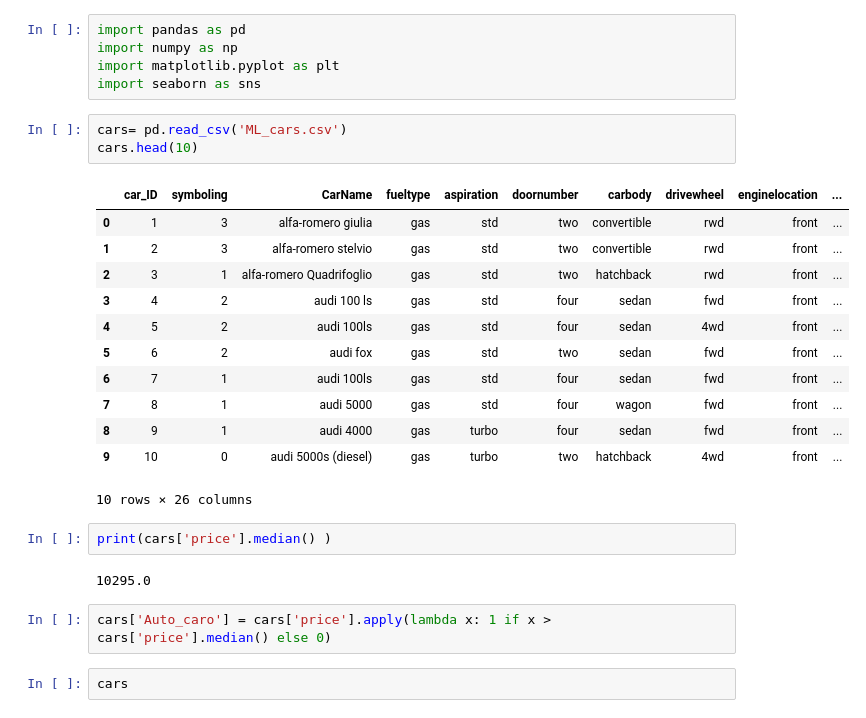
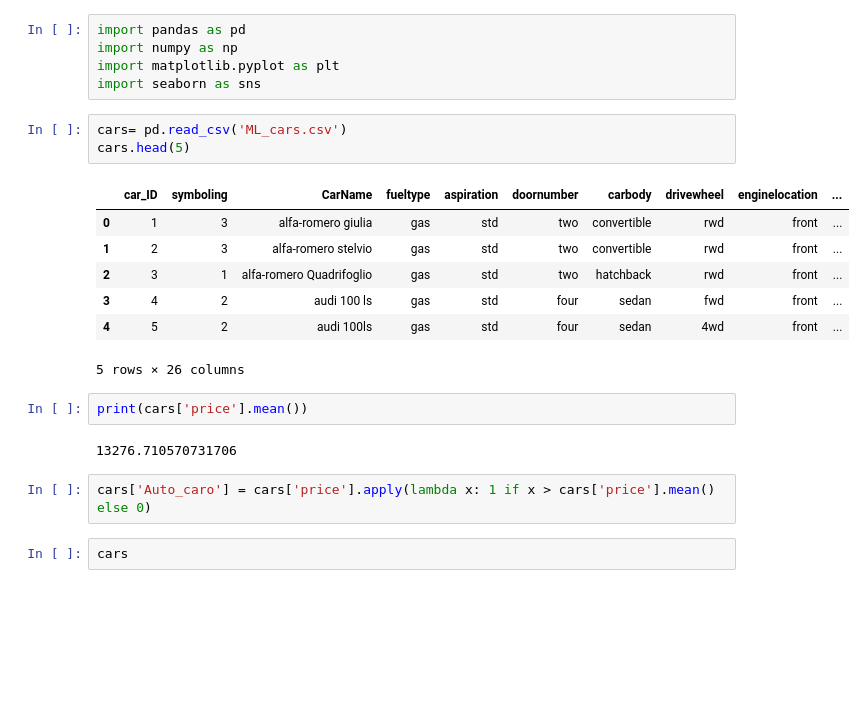
Before and after one commit to JuankTS/Modelo_precios_auto, a Jupyter notebook: PropuestaPI_C.ipynb, the cells around one changed output. Drawn from its saved outputs; the diff is of its cells as text; blank space fills up the shorter version.

```diff
--- a/PropuestaPI_C.ipynb
+++ b/PropuestaPI_C.ipynb
@@ -5,26 +5,21 @@ import matplotlib.pyplot as plt
 import seaborn as sns
 # %%
 cars= pd.read_csv('ML_cars.csv')
-cars.head(10)
+cars.head(5)
 # %% [output]
 |  | car_ID | symboling | CarName | fueltype | aspiration | doornumber | carbody | drivewheel | enginelocation | ... |
 | 0 | 1 | 3 | alfa-romero giulia | gas | std | two | convertible | rwd | front | ... |
 | 1 | 2 | 3 | alfa-romero stelvio | gas | std | two | convertible | rwd | front | ... |
 | 2 | 3 | 1 | alfa-romero Quadrifoglio | gas | std | two | hatchback | rwd | front | ... |
 | 3 | 4 | 2 | audi 100 ls | gas | std | four | sedan | fwd | front | ... |
 | 4 | 5 | 2 | audi 100ls | gas | std | four | sedan | 4wd | front | ... |
-| 5 | 6 | 2 | audi fox | gas | std | two | sedan | fwd | front | ... |
-| 6 | 7 | 1 | audi 100ls | gas | std | four | sedan | fwd | front | ... |
-| 7 | 8 | 1 | audi 5000 | gas | std | four | wagon | fwd | front | ... |
-| 8 | 9 | 1 | audi 4000 | gas | turbo | four | sedan | fwd | front | ... |
-| 9 | 10 | 0 | audi 5000s (diesel) | gas | turbo | two | hatchback | 4wd | front | ... |
-10 rows × 26 columns
+5 rows × 26 columns
 # %%
-print(cars['price'].median() )
+print(cars['price'].mean())
 # %% [output]
-10295.0
+13276.710570731706
 # %%
-cars['Auto_caro'] = cars['price'].apply(lambda x: 1 if x > cars['price'].median() else 0)
+cars['Auto_caro'] = cars['price'].apply(lambda x: 1 if x > cars['price'].mean() else 0)
 # %%
 cars
 # %% [output]
```
Also changed, not shown: parts of 9 cells of this notebook, 1 other file.
